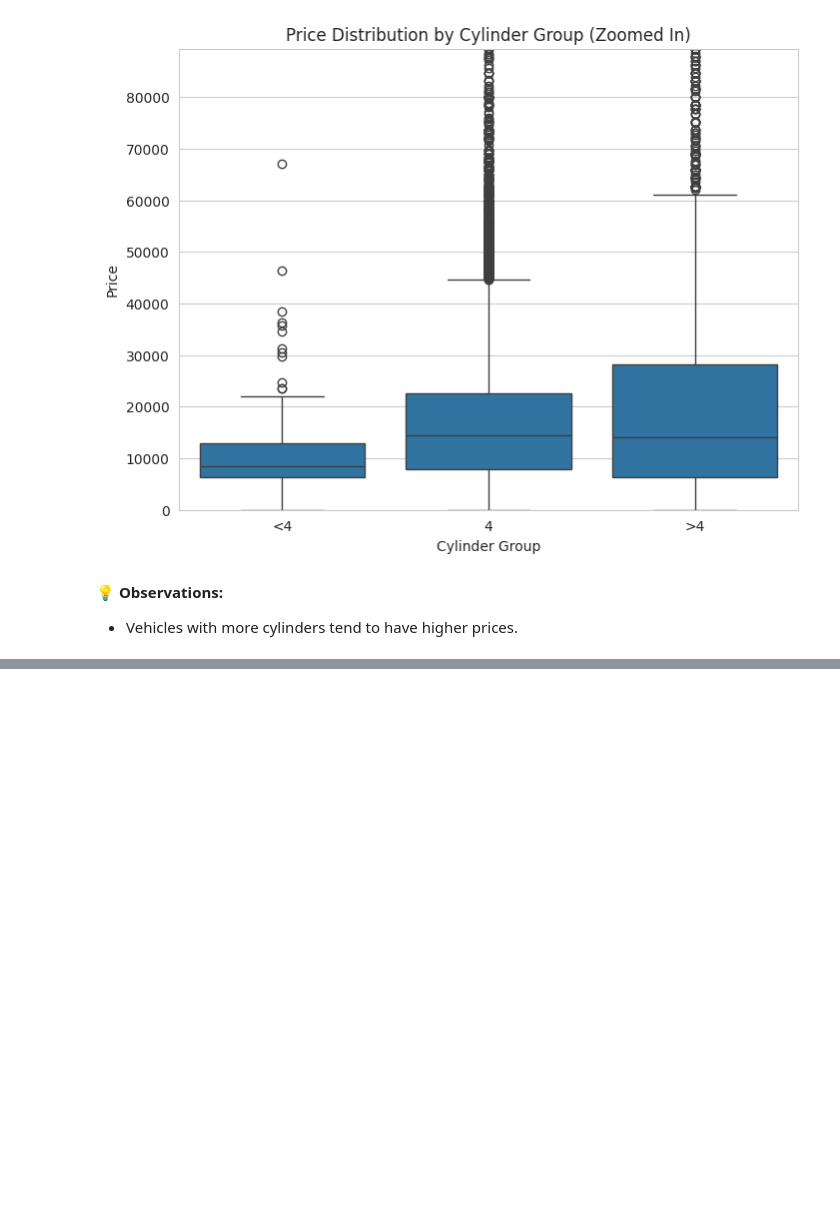
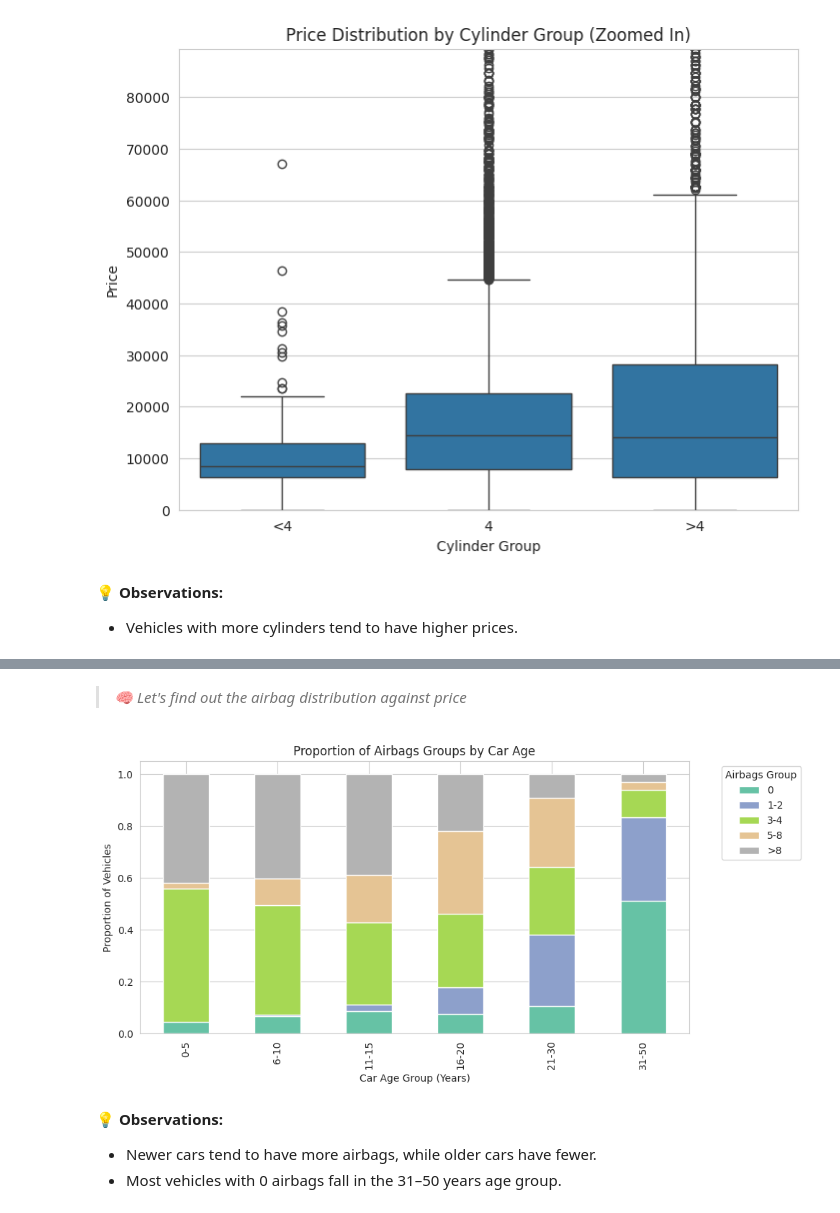
Before and after one commit to Mithula-cbw/Car-Price-Prediction, a Jupyter notebook: notebooks/Group_11_02_Preprocessing_and_Feature_Engineering.ipynb, the cells around one changed output, grey strips where cells are left out. Cells and saved outputs as stored; diff of their text form; code cells hidden in the pictures; blank space fills up the shorter version.

Commit message:
analyze airbags

```diff
--- a/notebooks/Group_11_02_Preprocessing_and_Feature_Engineering.ipynb
+++ b/notebooks/Group_11_02_Preprocessing_and_Feature_Engineering.ipynb
@@ -644,0 +659,18 @@ plt.show()
+# %%
+# define groupings
+def airbags_group(n):
+    if n == 0:
+        return '0'
+    elif 1 <= n <= 2:
+        return '1-2'
+    elif 3 <= n <= 4:
+        return '3-4'
+    elif 5 <= n <= 8:
+        return '5-8'
+    else:
+        return '>8'
+
+df['airbags_group'] = df['airbags'].apply(airbags_group)
+
+# Check counts
+print(df['airbags_group'].value_counts())
@@ -644,0 +685,30 @@ plt.show()
+# %%
+prop_df = (
+    df.groupby('car_age_group')['airbags_group']
+      .value_counts(normalize=True)
+      .unstack()
+      .fillna(0)
+      .reindex(columns=['0','1-2','3-4','5-8','>8'])
+)
+# %% [markdown]
+> *🧠 Let's find out the airbag distribution against price*
+# %%
+# plot airbag groups and car age group
+prop_df.plot(
+    kind='bar',
+    stacked=True,
+    figsize=(10,5),
+    colormap='Set2'
+)
+plt.title("Proportion of Airbags Groups by Car Age")
+plt.xlabel("Car Age Group (Years)")
+plt.ylabel("Proportion of Vehicles")
+plt.legend(title="Airbags Group", bbox_to_anchor=(1.05, 1))
+plt.tight_layout()
+plt.show()
+# %% [output]
+[figure, added]
+# %% [markdown]
+💡 **Observations:**
+- Newer cars tend to have more airbags, while older cars have fewer.
+- Most vehicles with 0 airbags fall in the 31–50 years age group.
```
Also changed, not shown: parts of 6 cells of this notebook.
